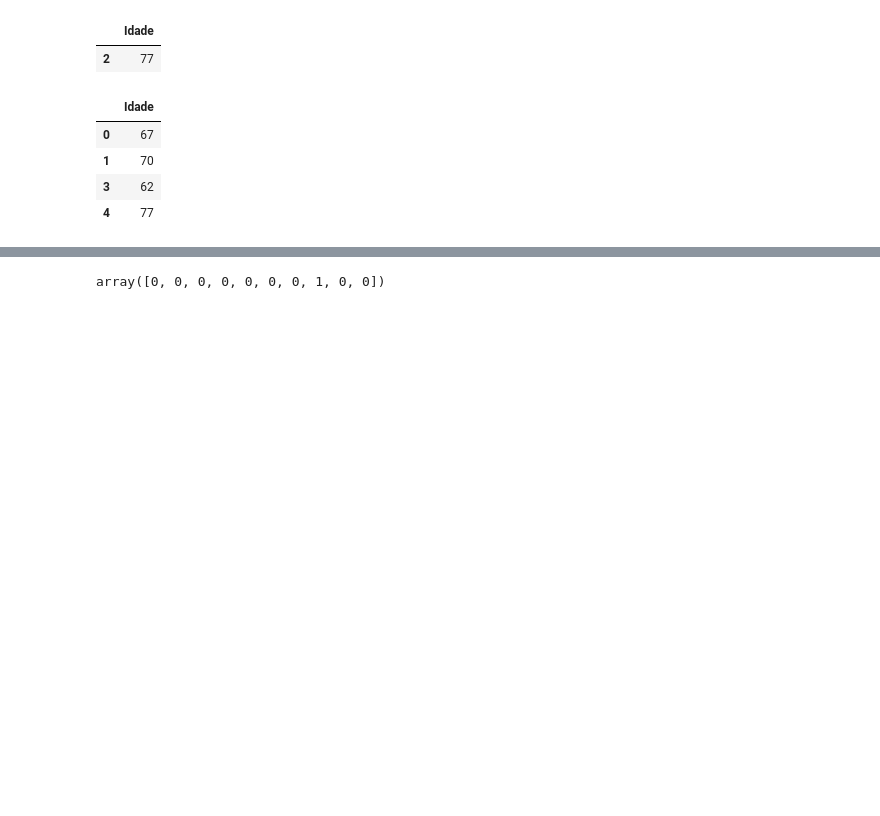
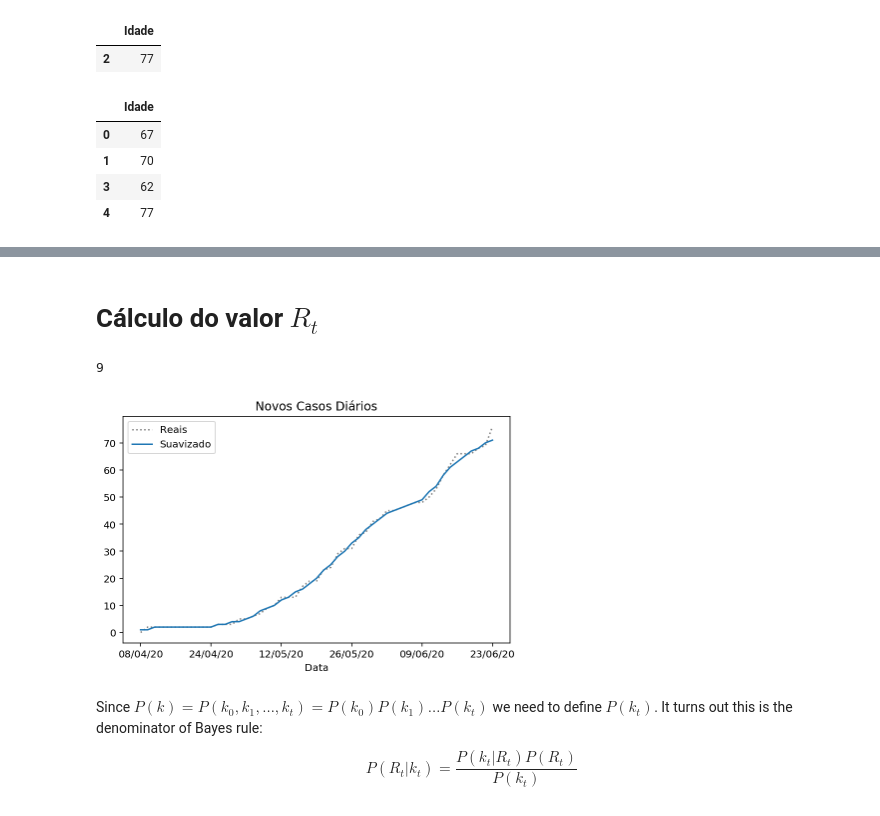
Before and after one commit to fpgdesa/CovidDashboard, a Jupyter notebook: dashboard/Notebook/Dados_Paty.ipynb, the cells around one changed output, grey strips where cells are left out. Cells and saved outputs as stored; diff of their text form; code cells hidden in the pictures; blank space fills up the shorter version.

```diff
--- a/dashboard/Notebook/Dados_Paty.ipynb
+++ b/dashboard/Notebook/Dados_Paty.ipynb
@@ -407,4 +380,2 @@ homens_obito_paty_cons
-# %%
- mulheres_obito_paty_cons.to_numpy().flatten()
-# %% [output]
-array([0, 0, 0, 0, 0, 0, 0, 1, 0, 0])
+# %% [markdown]
+# Cálculo do valor $R_{t}$
@@ -410,0 +386,38 @@ array([0, 0, 0, 0, 0, 0, 0, 1, 0, 0])
+# %%
+novos_casos = pd.Series(data.Confirmados.values, index=data.Data)
+# %%
+smoothed = novos_casos.rolling(7,
+        win_type='gaussian',
+        min_periods=1,
+        center=True).mean(std=2).round()
+# %%
+cutoff=1
+
+idx_start = np.searchsorted(smoothed.values.flatten(), cutoff)
+# %%
+idx_start
+# %% [output]
+9
+# %%
+smoothed = smoothed.iloc[idx_start:]
+
+original = novos_casos.loc[smoothed.index]
+# %%
+original.plot(title= "Novos Casos Diários",
+               c='k',
+               linestyle=':',
+               alpha=.5,
+               label='Reais',
+               legend=True,
+             figsize=(500/72, 300/72))
+
+ax = smoothed.plot(label='Suavizado',
+                   legend=True)
+
+
+ax.get_figure().set_facecolor('w')
+# %% [output]
+[figure, added]
+# %% [markdown]
+Since $P(k)=P(k_0,k_1,\ldots,k_t)=P(k_0)P(k_1)\ldots P(k_t)$ we need to define $P(k_t)$. It turns out this is the denominator of Bayes rule:
+$$P(R_t|k_t) = \frac{P(k_t|R_t)P(R_t)}{P(k_t)}$$
```
Also changed, not shown: parts of 18 cells of this notebook, 3 other files.
